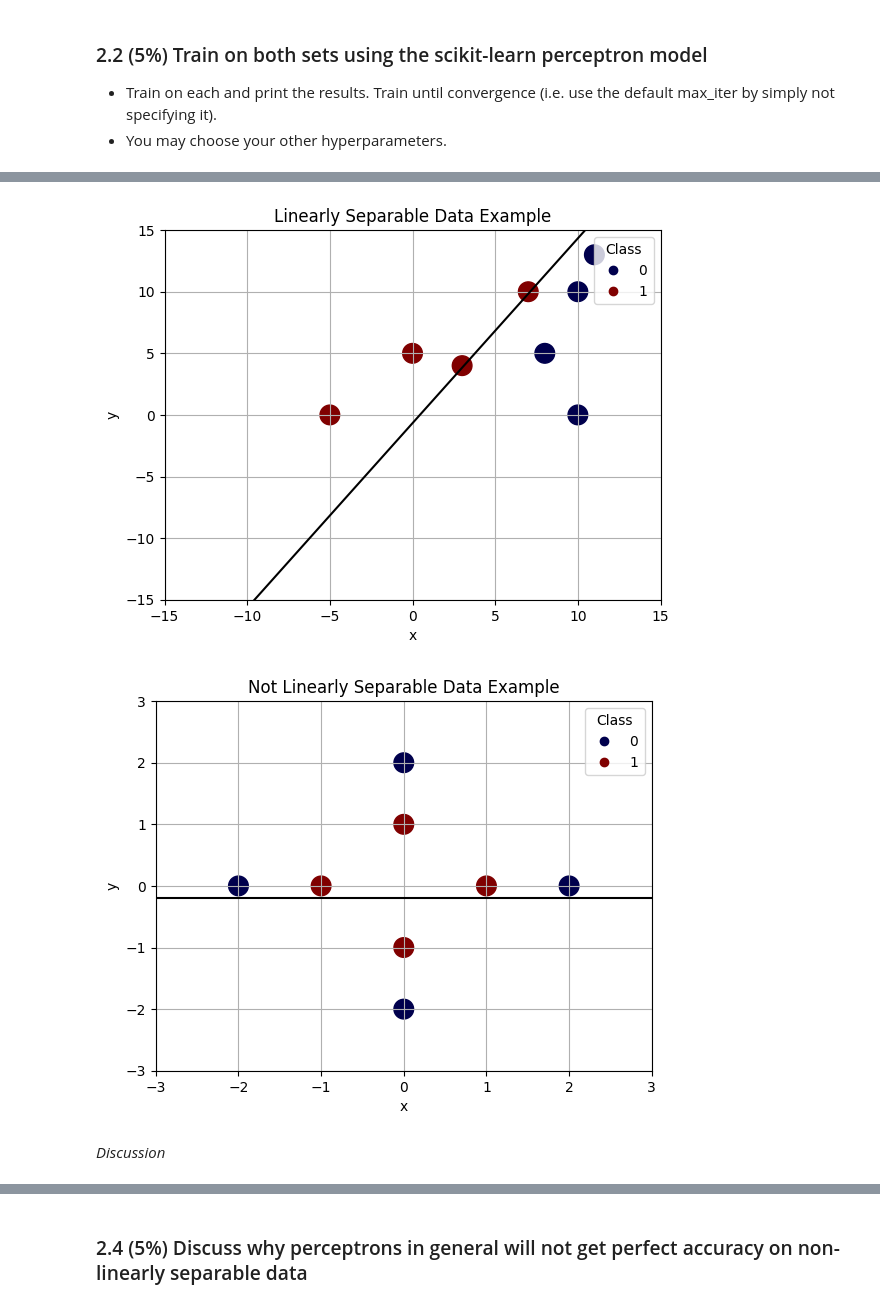
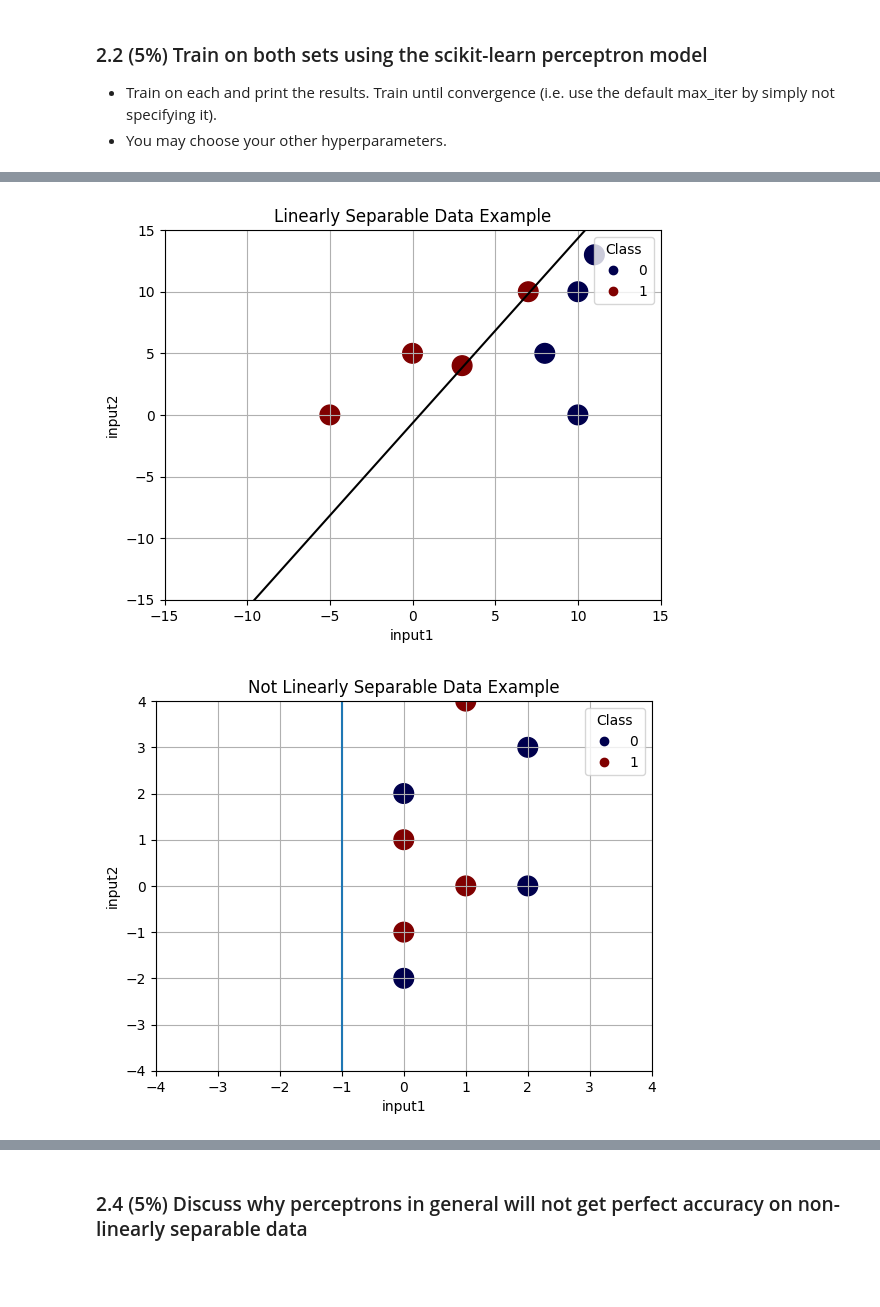
Before and after one commit to tchild1/CS-270-Intro-to-Machine-Learning, a Jupyter notebook: perceptron/Perceptron Lab.ipynb, the cells around one changed output, grey strips where cells are left out. Saved outputs shown, nothing was run; the diff lists cells and outputs as text; code cells hidden in the pictures; blank space fills up the shorter version.

```diff
--- a/perceptron/Perceptron Lab.ipynb
+++ b/perceptron/Perceptron Lab.ipynb
@@ -209,57 +230,51 @@ Convergence after 6 epochs took 0.00 seconds
 import matplotlib.pyplot as plt
 import numpy as np
 
-# The data in this example is made up.  You will use your real data.
 data = np.array([[8.0,5.0],[11.0,13.0],[10.0,10.0],[10.0,0.0],[3.0,4.0],[7.0,10.0],[0.0,5.0],[-5.0,0.0]])
 labels = np.array([0,0,0,0,1,1,1,1])
 
 # Create a scatter plot of data
 plt.xlim(-15,15)
 plt.ylim(-15,15)
 scatter = plt.scatter(data[:,0], data[:,1], c = labels, s=200, cmap='seismic')
 legend = plt.legend(*scatter.legend_elements(num=1), title="Class", loc='upper right') # Legend
 
 # Plot the learned separator.  We just made up the slope and intercept for this example. You need to calculate
 # the correct slope and intercept using your learned weights and bias.
 xlist = np.linspace(-15.0, 15.0, 100) # create 100 evenly spaced points between -1 and 1 for the x axis
 ylist = np.linspace(-15.0, 15.0, 100) # create 100 evenly spaced points between -1 and 1 for the y axis
-slope = 3/2  # made up
-intercept = -(2/3) # made up
+slope = (3/2)
+intercept = -(2/3)
 eq = slope*xlist + intercept
 plt.plot(xlist,  eq, '-k', )
 plt.title('Linearly Separable Data Example')
-plt.xlabel('x')
-plt.ylabel('y')
+plt.xlabel('input1')
+plt.ylabel('input2')
 plt.grid() # add grid lines
 plt.show() # show the plot
 
 
 
-# The data in this example is made up.  You will use your real data.
-data = np.array([[0,-2],[0,2],[2,0],[-2,0],[0,-1],[0,1],[1,0],[-1,0]])
+data = np.array([[0,-2],[0,2],[2,0],[2,3],[0,-1],[0,1],[1,0],[1,4]])
 labels = np.array([0,0,0,0,1,1,1,1])
 
 # Create a scatter plot of data
-plt.xlim(-3,3)
-plt.ylim(-3,3)
+plt.xlim(-4,4)
+plt.ylim(-4,4)
 scatter = plt.scatter(data[:,0], data[:,1], c = labels, s=200, cmap='seismic')
-legend = plt.legend(*scatter.legend_elements(num=1), title="Class", loc='upper right') # Legend
+legend = plt.legend(*scatter.legend_elements(num=1), title="Class", loc='upper right')
 
 # Plot the learned separator.  We just made up the slope and intercept for this example. You need to calculate
 # the correct slope and intercept using your learned weights and bias.
-xlist = np.linspace(-3.0, 3.0, 100) # create 100 evenly spaced points between -1 and 1 for the x axis
-ylist = np.linspace(-3.0, 3.0, 100) # create 100 evenly spaced points between -1 and 1 for the y axis
-slope = 0
-intercept = -0.2
-eq = slope*xlist + intercept
-plt.plot(xlist,  eq, '-k', )
+xlist = np.linspace(-4.0, 4.0, 100) # create 100 evenly spaced points between -1 and 1 for the x axis
+ylist = np.linspace(-4.0, 4.0, 100) # create 100 evenly spaced points between -1 and 1 for the y axis
+xValue = -1
+plt.axvline(x=xValue, label=f'X1 = {xValue}')
 plt.title('Not Linearly Separable Data Example')
-plt.xlabel('x')
-plt.ylabel('y')
-plt.grid() # add grid lines
-plt.show() # show the plot
+plt.xlabel('input1')
+plt.ylabel('input2')
+plt.grid()
+plt.show()
 # %% [output]
-[figure, old version]
+[figure, new version]
-[figure, old version]
+[figure, new version]
-# %% [markdown]
-*Discussion*
```
Also changed, not shown: parts of 14 cells of this notebook, 1 other file.
